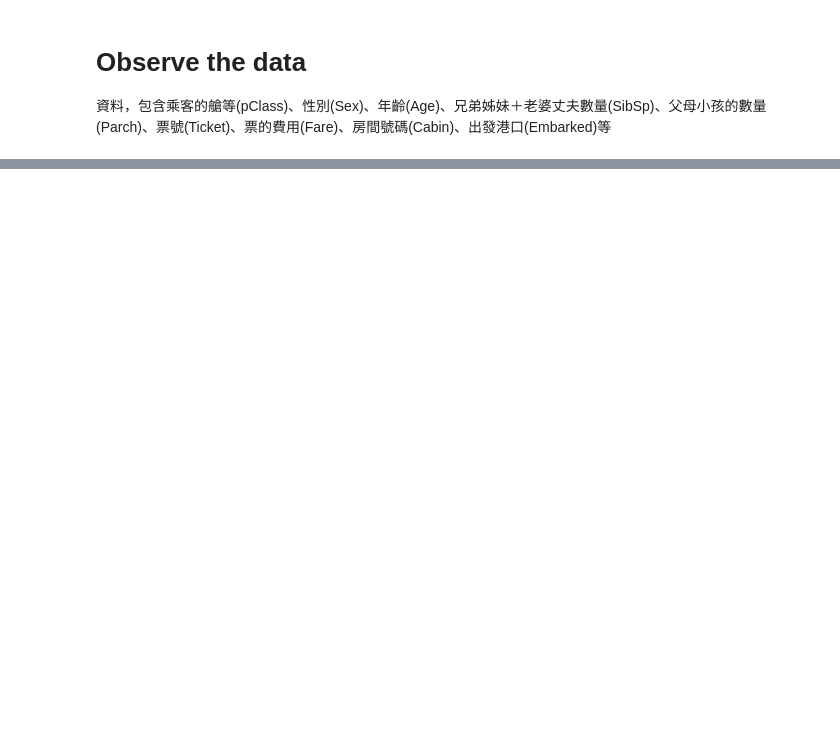
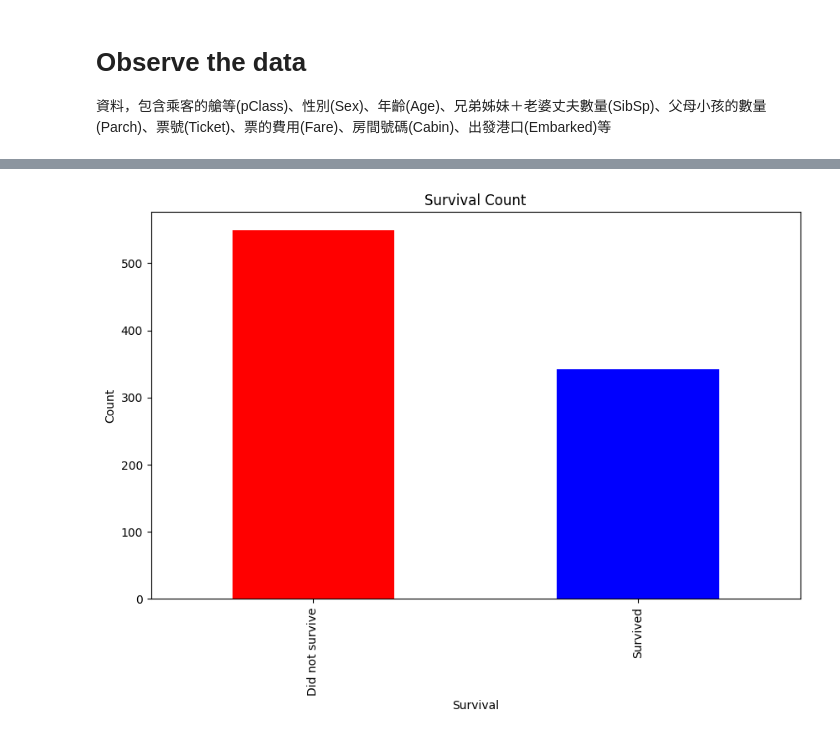
Before and after one commit to jung1230/4Fun, a Jupyter notebook: Titanic - Machine Learning from Disaster(kaggle challenge))/titanic.ipynb, the cells around one changed output, grey strips where cells are left out. Drawn from its saved outputs; the diff is of its cells as text; code cells hidden in the pictures; blank space fills up the shorter version.

Commit message:
Finish observation of the data

```diff
--- a/Titanic - Machine Learning from Disaster(kaggle challenge))/titanic.ipynb
+++ b/Titanic - Machine Learning from Disaster(kaggle challenge))/titanic.ipynb
@@ -86,0 +14,92 @@ dtype: int64
+# %%
+print(TrainData.columns)
+print(TrainData.describe())
+
+# 1st Graph: Overall survival count
+value_counts = TrainData['Survived'].value_counts()
+plt.figure(figsize=(10,6))
+value_counts.plot(kind='bar', color=['red', 'blue'])
+plt.xlabel('Survival')
+plt.ylabel('Count')
+plt.title('Survival Count')
+plt.xticks(ticks=[0, 1], labels=['Did not survive', 'Survived'])
+plt.show()
+
+# 2nd Graph: Survival counts by gender
+survival_counts_gender = TrainData.groupby(['Sex', 'Survived']).size().unstack(fill_value=0)
+plt.figure(figsize=(10,6))
+survival_counts_gender.plot(kind='bar', stacked=False, color=['red', 'blue'])
+plt.xlabel('Sex')
+plt.ylabel('Count')
+plt.title('Survival Counts by Gender')
+plt.legend(['Did not survive', 'Survived'])
+plt.show()
+
+# 3rd Graph: Survival counts by passenger class
+survival_counts_class = TrainData.groupby(['Pclass', 'Survived']).size().unstack(fill_value=0)
+plt.figure(figsize=(10,6))
+survival_counts_class.plot(kind='bar', stacked=False, color=['red', 'blue'])
+plt.xlabel('Pclass')
+plt.ylabel('Count')
+plt.title('Survival Counts by Passenger Class')
+plt.legend(['Did not survive', 'Survived'])
+plt.show()
+
+# 4th Graph: Survival counts by age group
+# Define age bins and labels
+bins = [0, 20, 40, 60, 80]
+labels = ['0-20', '21-40', '41-60', '61-80']
+TrainData['AgeGroup'] = pd.cut(TrainData['Age'], bins=bins, labels=labels)
+age_group_counts = TrainData.groupby(['AgeGroup', 'Survived']).size().unstack(fill_value=0)
+plt.figure(figsize=(10,6))
+age_group_counts.plot(kind='bar', stacked=False, color=['red', 'blue'])
+plt.xlabel('Age Group')
+plt.ylabel('Count')
+plt.title('Survival Counts by Age Group')
+plt.legend(['Did not survive', 'Survived'])
+plt.show()
+
+# 5th Graph: Survival counts by Sibling + Spouse
+survival_counts_class = TrainData.groupby(['SibSp', 'Survived']).size().unstack(fill_value=0)
+plt.figure(figsize=(10,6))
+survival_counts_class.plot(kind='bar', stacked=False, color=['red', 'blue'])
+plt.xlabel('Sibling + Spouse')
+plt.ylabel('Count')
+plt.title('Survival Counts by Sibling + Spouse')
+plt.legend(['Did not survive', 'Survived'])
+plt.show()
+
+# 6th Graph: Survival counts by Parch
+survival_counts_class = TrainData.groupby(['Parch', 'Survived']).size().unstack(fill_value=0)
+plt.figure(figsize=(10,6))
+survival_counts_class.plot(kind='bar', stacked=False, color=['red', 'blue'])
+plt.xlabel('Parch')
+plt.ylabel('Count')
+plt.title('Survival Counts by Parch')
+plt.legend(['Did not survive', 'Survived'])
+plt.show()
+
+# 7th Graph: Survival counts by Fare group
+# Define age bins and labels
+bins = [0, 100, 200, 300, 400, 500, 600]
+labels = ['0-100', '101-200', '201-300', '301-400', '401-500', '501-600']
+TrainData['FareGroup'] = pd.cut(TrainData['Fare'], bins=bins, labels=labels)
+fare_group_counts = TrainData.groupby(['FareGroup', 'Survived']).size().unstack(fill_value=0)
+plt.figure(figsize=(10,6))
+fare_group_counts.plot(kind='bar', stacked=False, color=['red', 'blue'])
+plt.xlabel('Fare Group')
+plt.ylabel('Count')
+plt.title('Survival Counts by Fare Group')
+plt.legend(['Did not survive', 'Survived'])
+plt.show()
+
+# 8th Graph: Survival counts by Embarked
+survival_counts_class = TrainData.groupby(['Embarked', 'Survived']).size().unstack(fill_value=0)
+plt.figure(figsize=(10,6))
+survival_counts_class.plot(kind='bar', stacked=False, color=['red', 'blue'])
+plt.xlabel('Embarked')
+plt.ylabel('Count')
+plt.title('Survival Counts by Embarked')
+plt.legend(['Did not survive', 'Survived'])
+plt.show()
+# %% [output]
@@ -86,0 +123 @@ dtype: int64
+[figure, added]
```
Also changed, not shown: parts of 4 cells of this notebook.
